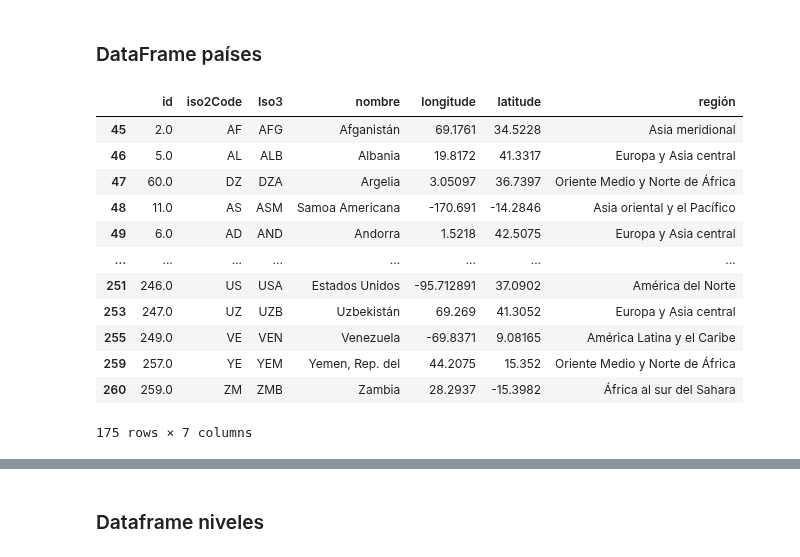
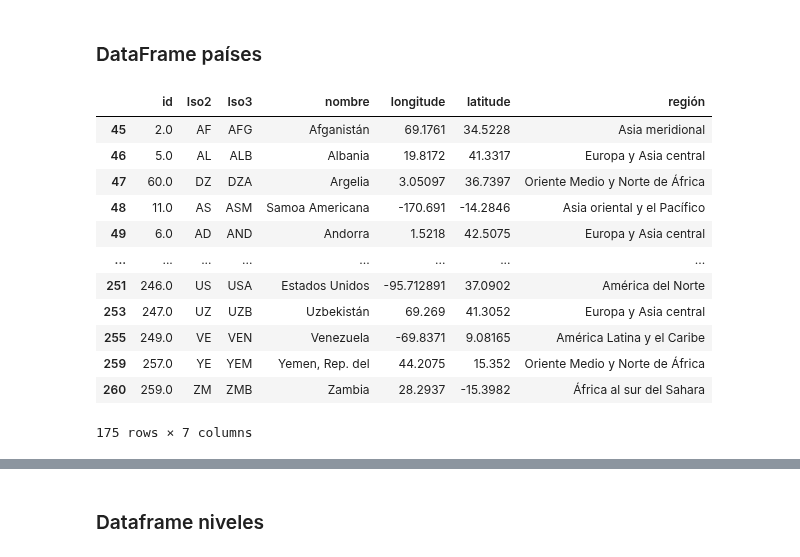
Before and after one commit to jorgeav527/life-expectancy, a Jupyter notebook: draft/SQL_ingest.ipynb, the cells around one changed output, grey strips where cells are left out. Saved outputs shown, nothing was run; the diff lists cells and outputs as text; code cells hidden in the pictures.

```diff
--- a/draft/SQL_ingest.ipynb
+++ b/draft/SQL_ingest.ipynb
@@ -144,31 +144,32 @@ df_ingresos
 # %%
 df_paises = df_copy_df1[["countryiso3code_codes", "Iso3"]].copy()
 df_paises.drop_duplicates(inplace=True, ignore_index=True)
 df_paises.rename(
     columns={
         "countryiso3code_codes": "id",
     },
     inplace=True,
 )
 df_paises_merge_df2 = pd.merge(df_paises, df2, how="left", on="Iso3")
 df_paises_merge_df2.dropna(inplace=True)
 df_paises_merge_df2
 df_paises_agregados = df_paises_merge_df2[
     ["id", "iso2Code", "Iso3", "name", "longitude", "latitude", "region.value"]
 ].copy()
 df_paises_agregados.rename(
     columns={
         "name": "nombre",
+        "iso2Code": "Iso2",
         "Longitude": "longitud",
         "Latitude": "latitud",
         "region.value": "región",
     },
     inplace=True,
 )
 # df_paises
 df_paises_agregados
 # %% [output]
-|  | id | iso2Code | Iso3 | nombre | longitude | latitude | región |
+|  | id | Iso2 | Iso3 | nombre | longitude | latitude | región |
 | 45 | 2.0 | AF | AFG | Afganistán | 69.1761 | 34.5228 | Asia meridional |
 | 46 | 5.0 | AL | ALB | Albania | 19.8172 | 41.3317 | Europa y Asia central |
 | 47 | 60.0 | DZ | DZA | Argelia | 3.05097 | 36.7397 | Oriente Medio y Norte de África |
```
Also changed, not shown: parts of 3 cells of this notebook, 2 other files.
